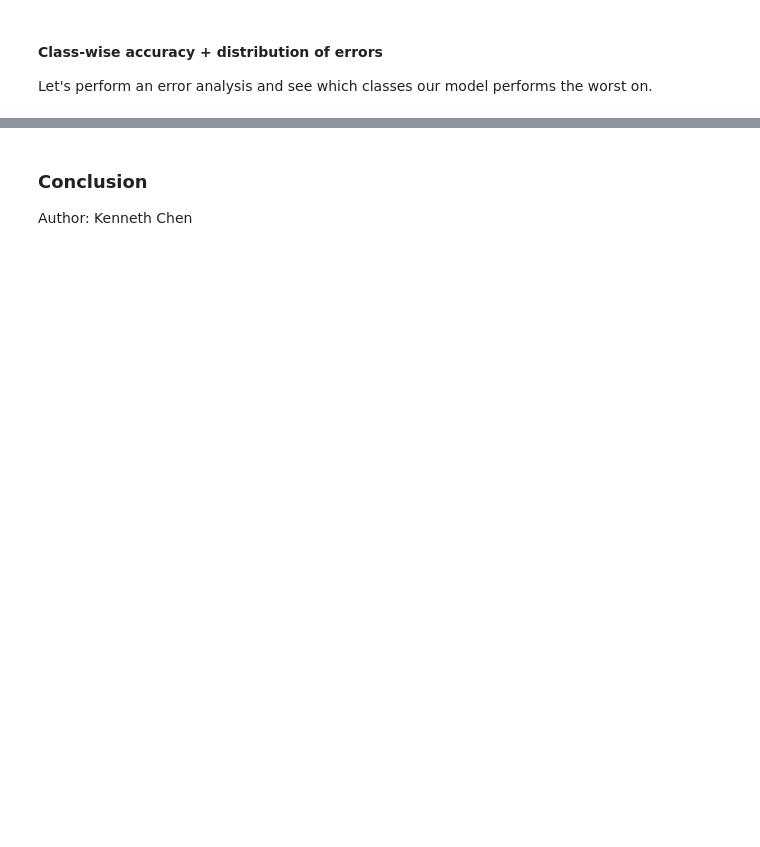
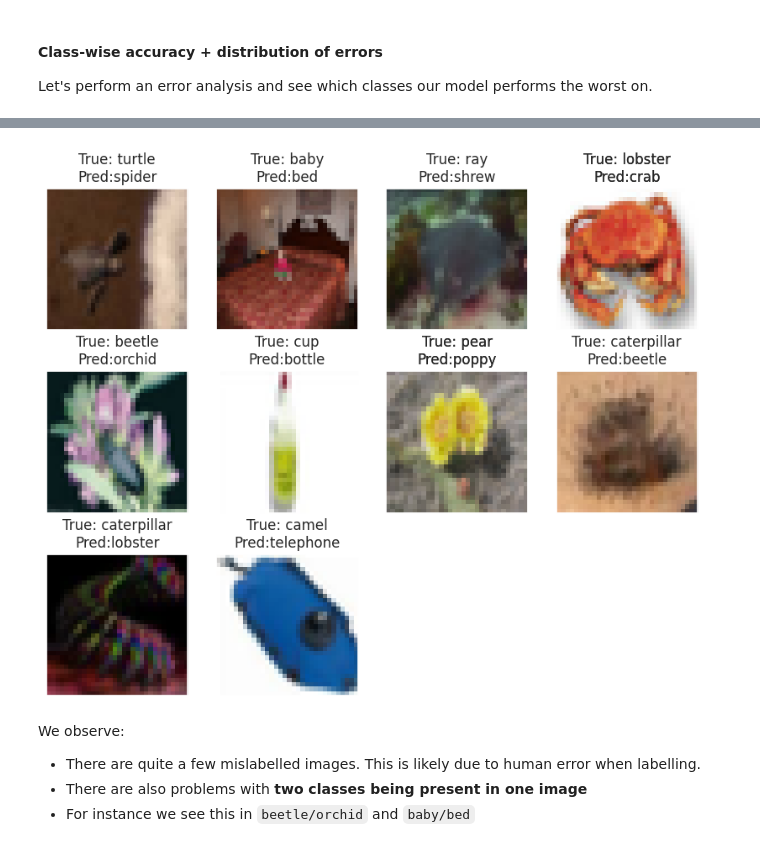
Before and after one commit to kenJPG/CIFAR100, a Jupyter notebook: cifar_100.ipynb, the cells around one changed output, grey strips where cells are left out. Drawn from its saved outputs; the diff is of its cells as text; code cells hidden in the pictures; blank space fills up the shorter version.

```diff
--- a/cifar_100.ipynb
+++ b/cifar_100.ipynb
@@ -2570,11 +2560,10 @@ if not MODEL_IMPROVE_DEBUG:
 			verbose=True,
 			return_model = True,
 			return_results = True,
-			batch_size = 64 * GPU_COUNT,
+			batch_size = 128 * GPU_COUNT,
 			augment = params['data'][1]
 		)
 
-		trainer.archive(f'ShakeDrop_ResNeXt + FineTuned v{i}')
 		if acc > best_acc:
 			best_acc = acc
 			best_model = new_model
@@ -2583,5 +2572,4 @@ if not MODEL_IMPROVE_DEBUG:
 		torch.cuda.empty_cache()
 
 	display(trainer.history)
-	with open('best_model.pkl', 'wb') as myfile:
-		pickle.dump(best_model, myfile)
+	torch.save(best_model.state_dict(), 'best_weights.pt')
@@ -2600,0 +2586,6 @@ We observe:
+# %%
+model = nn.DataParallel(ShakeDrop_ResNeXt()).cuda()
+model.load_state_dict(torch.load('best_weights.pt'))
+model.eval()
+
+print("Number of parameters:", sum(p.numel() for p in model.parameters()))
@@ -2646,18 +2727,23 @@ Let's take a look at what images have the largest error. To do this, we'll perfo
 # %%
 loss_func = nn.CrossEntropyLoss()
 
 a = np.array(list(map(lambda x: loss_func(torch.tensor(x[0]), torch.tensor(x[1])).detach().cpu().numpy() if np.argmax(x[0]) != np.argmax(x[1]) else 0, list(zip(output, label)))))
 idx = np.argpartition(a, -10)[-10:]
 
 true_labels = list(map(lambda x: classes[np.argmax(x)], label[idx].tolist()))
 pred_labels = list(map(lambda x: classes[np.argmax(x)], output[idx].tolist()))
 
 imshow(
-	input_list[idx][:,0],
+	np.concatenate(input_list)[idx][:],
 	[f'True: {true}\nPred:{pred}' for true, pred in zip(true_labels, pred_labels)]
 	, figsize=(10, 8)
 )
+# %% [output]
+[figure, added]
-# %% [markdown]
-### Conclusion
-
-Author: Kenneth Chen
+# %% [markdown]
+We observe:
+<ul>
+	<li>There are quite a few mislabelled images. This is likely due to human error when labelling.</li>
+	<li>There are also problems with <strong>two classes being present in one image</strong></li>
+	<li>For instance we see this in <code>beetle/orchid</code> and <code>baby/bed</code></li>
+</ul>
```
Also changed, not shown: parts of 59 cells of this notebook, 6 other files.
